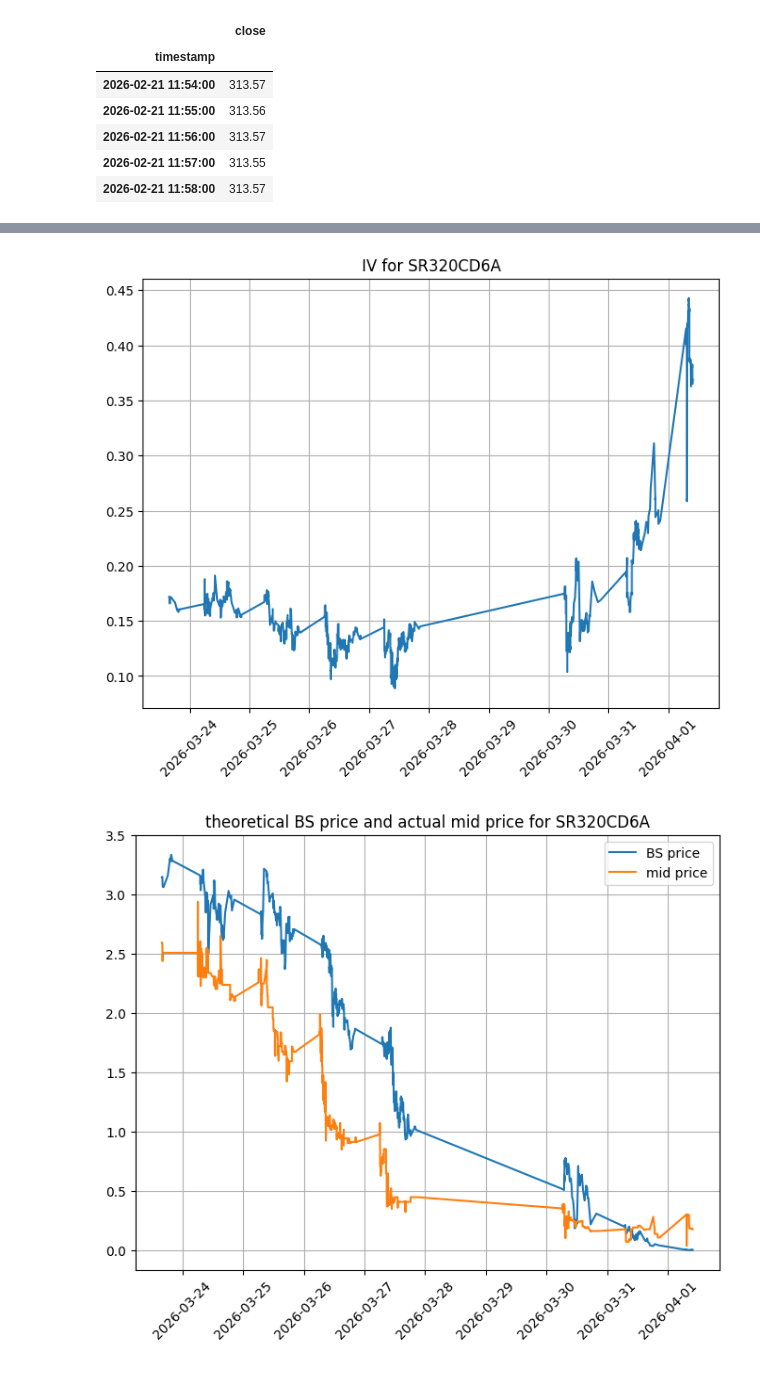
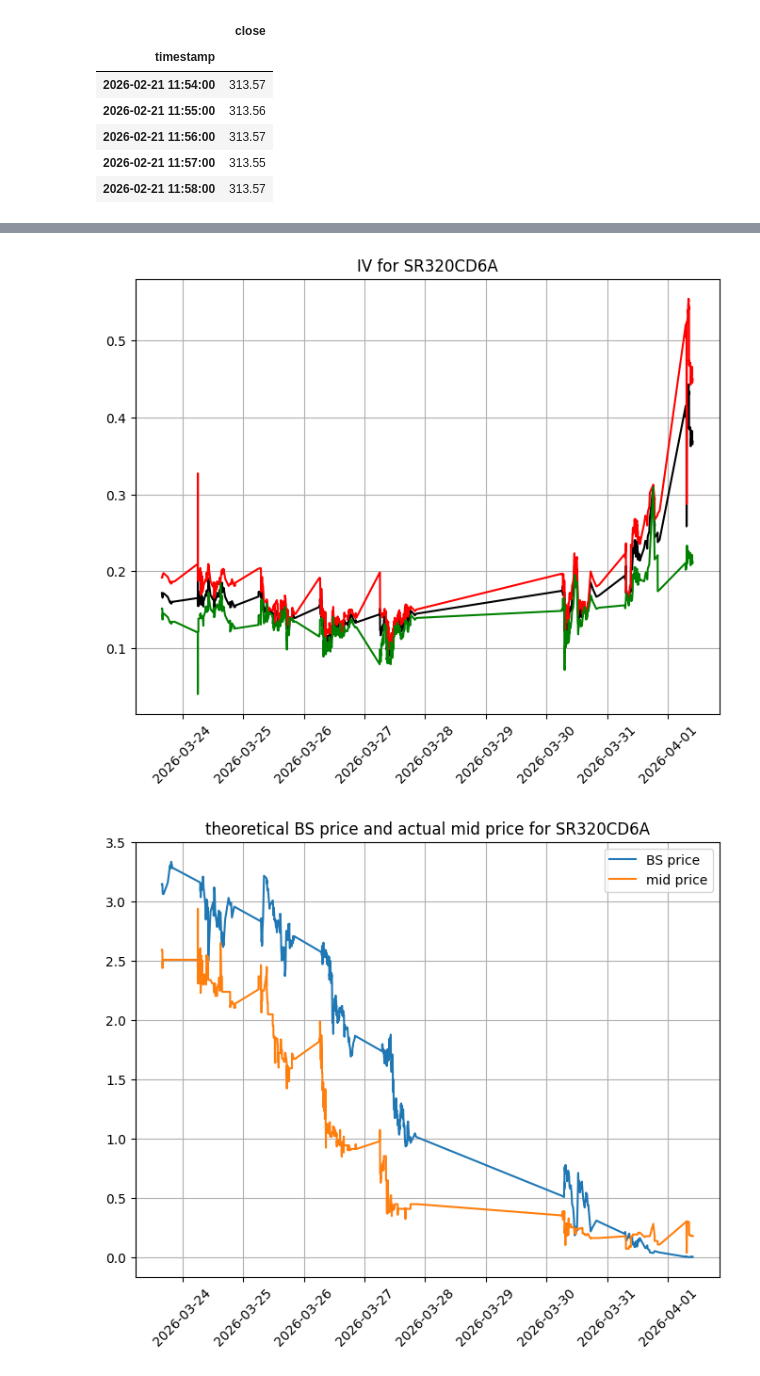
Before and after one commit to SigmaFlowX/Sber-Moex-Options, a Jupyter notebook: notebooks/iv_history.ipynb, the cells around one changed output, grey strips where cells are left out. Cells and saved outputs as stored; diff of their text form; code cells hidden in the pictures.

Commit message:
added IV calculations for best ask and bid

```diff
--- a/notebooks/iv_history.ipynb
+++ b/notebooks/iv_history.ipynb
@@ -110,14 +110,14 @@ def price_bs(row):
         return None
 
 
-def exception_iv(row):
+def exception_iv(row, option_price):
     try:
         return iv_newton(
             row.close,
             strike,
             0.13,
             row.time_to_expiry,
-            row.mid,
+            option_price,
             "CALL",
             0.0001 ,
             100
@@ -127,7 +127,9 @@ def exception_iv(row):
         return None
 
 
-merged_df['IV'] = merged_df.apply(lambda row: exception_iv(row), axis=1)
+merged_df['IV_mid'] = merged_df.apply(lambda row: exception_iv(row, row.mid), axis=1)
+merged_df['IV_ask'] = merged_df.apply(lambda row: exception_iv(row, row.best_ask), axis=1)
+merged_df['IV_bid'] = merged_df.apply(lambda row: exception_iv(row, row.best_bid), axis=1)
 merged_df['bs_price'] = merged_df.apply(lambda row: price_bs(row), axis=1)
 merged_df.head(1)
 # %% [output]
@@ -136,15 +138,17 @@ merged_df.head(1)
 # %%
 from matplotlib import pyplot as plt
 
 fig = plt.figure(figsize=(8,6))
 
-plt.plot(merged_df['timestamp'], merged_df['IV'])
+plt.plot(merged_df['timestamp'], merged_df['IV_mid'], color="black")
+plt.plot(merged_df['timestamp'], merged_df['IV_ask'],color="red")
+plt.plot(merged_df['timestamp'], merged_df['IV_bid'], color="green")
 plt.title(f"IV for {ticker}")
 plt.xticks(rotation=45)
 #|plt.ylim(0, 1)
 plt.grid()
 # %% [output]
-[figure, old version]
+[figure, new version]
 # %%
 fig = plt.figure(figsize=(8,6))
 
```
Also changed, not shown: parts of 1 cell of this notebook.
